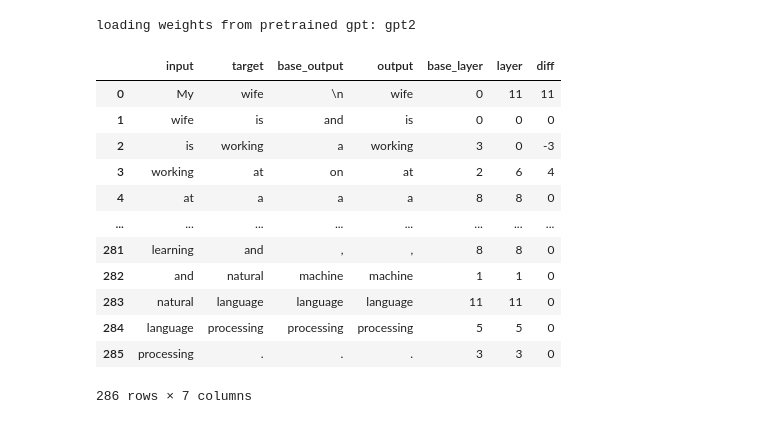
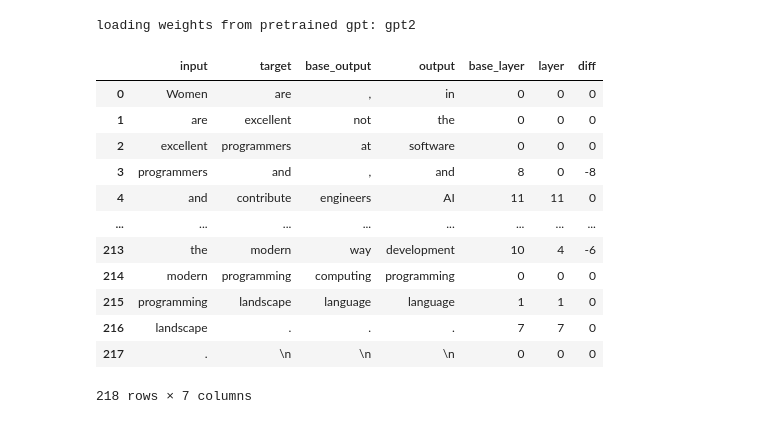
Before and after one commit to amaljoe/lm-debugger-proto, a Jupyter notebook: gpt2_custom_debugger.ipynb, the cells around one changed output. Saved outputs shown, nothing was run; the diff lists cells and outputs as text; code cells hidden in the pictures.

```diff
--- a/gpt2_custom_debugger.ipynb
+++ b/gpt2_custom_debugger.ipynb
@@ -203,6 +203,14 @@ batches = torch.tensor(batches, dtype=torch.long)
 if len(batches) % B != 0:
     batches = batches[:-(len(batches) % B)]
 batches = batches.reshape(-1, B, T + 1) # (N, B, T+1)
+
+val_data = open('women_in_tech_val.txt').read()
+val_data = tokenizer.encode(val_data)
+val_batches = [val_data[i:i + T + 1] for i in range(0, len(val_data), T) if len(val_data[i:i + T + 1]) == T + 1]
+val_batches = torch.tensor(val_batches, dtype=torch.long)
+if len(val_batches) % B != 0:
+    val_batches = val_batches[:-(len(val_batches) % B)]
+val_batches = val_batches.reshape(-1, B, T + 1) # (N, B, T+1)
 
 
 for epoch in range(3):
@@ -217,5 +225,12 @@ for epoch in range(3):
         loss.backward()
         opt.step()
     cum_loss /= len(batches)
-    print(f'epoch {epoch} loss: {cum_loss:.2f}')
+    val_loss = 0
+    for batch in val_batches:
+        x = batch[:, :-1].clone().to(device)
+        y = batch[:, 1:].clone().to(device)
+        logits, loss = model(x, y)
+        val_loss += loss.item()
+    val_loss /= len(val_batches)
+    print(f'epoch {epoch} loss: {cum_loss:.2f} val_loss: {val_loss:.2f}')
 # %% [output]
@@ -230,7 +245,7 @@ loading weights from pretrained gpt: gpt2
 import pandas as pd
 import matplotlib.pyplot as plt
 
-input = open("women_in_tech.txt", "r").read()
+input = open("women_in_tech_val.txt", "r").read()
 input_ids = tokenizer.encode(input, return_tensors="pt").to(device)
 target_ids = input_ids.clone()[0, 1:]
 input_ids = input_ids[:, :-1]
@@ -252,45 +267,45 @@ hooks = []
 for i, h in enumerate(model.transformer.h):
     hk = h.register_forward_hook(lambda module, args, output, idx=i: hook(module, args, output, idx))
     hooks.append(hk)
 
 try:
     logits, _ = model(input_ids)
     logits_base, _ = model_base(input_ids)
     logits = logits[0]
     logits_base = logits_base[0]
 except Exception as e:
     print("Error in model call: ",e)
 
 for h in hooks:
     h.remove()
 
 ip = [tokenizer.decode(int(i)) for i in input_ids[0]]
 target = [tokenizer.decode(int(i)) for i in target_ids]
 
 output_ids = torch.argmax(logits, dim=-1)
 output = [tokenizer.decode(int(i)) for i in output_ids]
 stablised_layer = torch.argmin((rep - output_ids) ** 2, dim=0).to('cpu')
 
 base_output_ids = torch.argmax(logits_base, dim=-1)
 base_output = [tokenizer.decode(int(i)) for i in base_output_ids]
 base_stablised_layer = torch.argmin((rep - base_output_ids) ** 2, dim=0).to('cpu')
 
 pd.DataFrame({"input": ip,"target": target, "base_output":base_output, "output": output,  "base_layer": base_stablised_layer, "layer": stablised_layer, "diff":  stablised_layer - base_stablised_layer})
 # pd.DataFrame({'layer':stablised_layer}).hist()
 # %% [output]
 |  | input | target | base_output | output | base_layer | layer | diff |
-| 0 | My | wife | \n | wife | 0 | 11 | 11 |
-| 1 | wife | is | and | is | 0 | 0 | 0 |
-| 2 | is | working | a | working | 3 | 0 | -3 |
-| 3 | working | at | on | at | 2 | 6 | 4 |
-| 4 | at | a | a | a | 8 | 8 | 0 |
+| 0 | Women | are | , | in | 0 | 0 | 0 |
+| 1 | are | excellent | not | the | 0 | 0 | 0 |
+| 2 | excellent | programmers | at | software | 0 | 0 | 0 |
+| 3 | programmers | and | , | and | 8 | 0 | -8 |
+| 4 | and | contribute | engineers | AI | 11 | 11 | 0 |
 | ... | ... | ... | ... | ... | ... | ... | ... |
-| 281 | learning | and | , | , | 8 | 8 | 0 |
-| 282 | and | natural | machine | machine | 1 | 1 | 0 |
-| 283 | natural | language | language | language | 11 | 11 | 0 |
-| 284 | language | processing | processing | processing | 5 | 5 | 0 |
-| 285 | processing | . | . | . | 3 | 3 | 0 |
+| 213 | the | modern | way | development | 10 | 4 | -6 |
+| 214 | modern | programming | computing | programming | 0 | 0 | 0 |
+| 215 | programming | landscape | language | language | 1 | 1 | 0 |
+| 216 | landscape | . | . | . | 7 | 7 | 0 |
+| 217 | . | \n | \n | \n | 0 | 0 | 0 |
-286 rows × 7 columns
+218 rows × 7 columns
 # %%
 pd.DataFrame({'layer':stablised_layer}).hist()
 # %% [output]
```
Also changed, not shown: parts of 6 cells of this notebook, 1 other file.
